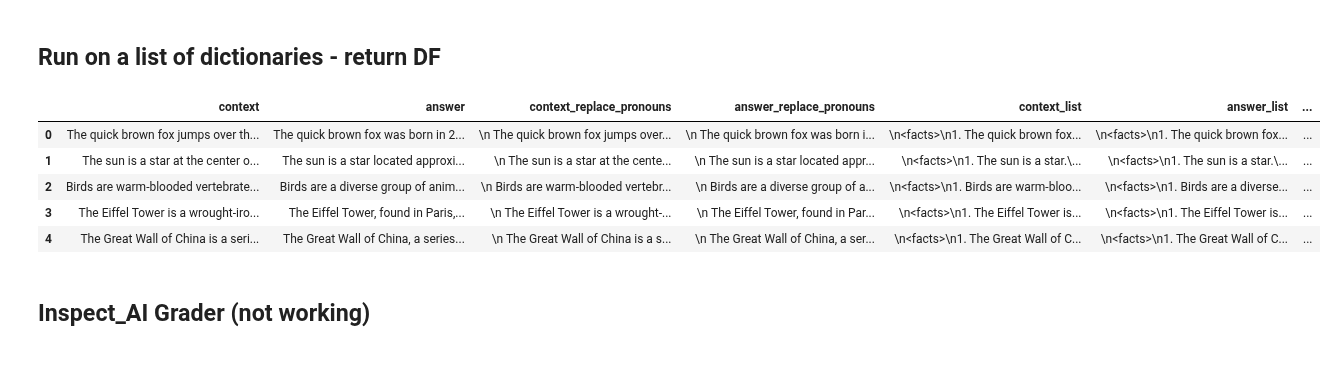
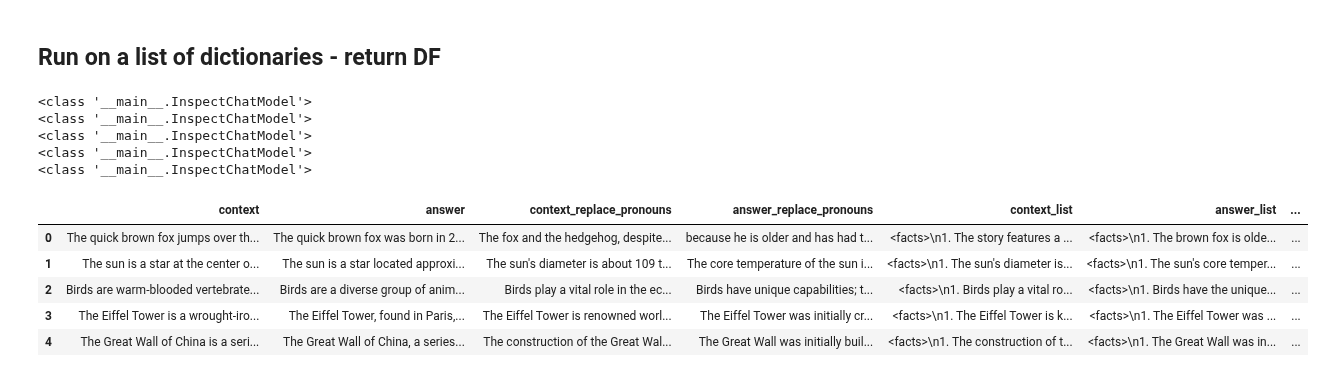
Before and after one commit to abigailhaddad/LMGradingRubric, a Jupyter notebook: code/Typing_Langchain.ipynb, the cells around one changed output. Cells and saved outputs as stored; diff of their text form; code cells hidden in the pictures.

Commit message:
-working with inspect classes but results weird

```diff
--- a/code/Typing_Langchain.ipynb
+++ b/code/Typing_Langchain.ipynb
@@ -56,19 +343,17 @@ import pandas as pd
 class FactComparator:
     def __init__(self, model):
         self.model = model
-        self.pronoun_chain = LLMChain(llm=self.model, prompt=self._pronoun_prompt())
-        self.parse_chain = LLMChain(llm=self.model, prompt=self._parse_prompt())
-        self.compare_chain = LLMChain(llm=self.model, prompt=self._compare_prompt())
         self.parser = PydanticOutputParser(pydantic_object=ComparisonResult)
 
-    def process_data(self, context, answer):
-        context_replace_pronouns = self.pronoun_chain.run(text=context)
-        answer_replace_pronouns = self.pronoun_chain.run(text=answer)
+    async def process_data(self, context, answer):
+        print(type(self.model))
+        context_replace_pronouns = (await self.model._agenerate([HumanMessage(content=context)])).generations[0].text
+        answer_replace_pronouns = (await self.model._agenerate([HumanMessage(content=answer)])).generations[0].text
 
-        context_list = self.parse_chain.run(text=context_replace_pronouns)
-        answer_list = self.parse_chain.run(text=answer_replace_pronouns)
+        context_list = (await self.model._agenerate([HumanMessage(content=self._parse_prompt().format(text=context_replace_pronouns))])).generations[0].text
+        answer_list = (await self.model._agenerate([HumanMessage(content=self._parse_prompt().format(text=answer_replace_pronouns))])).generations[0].text
 
-        comparison_result = self.parser.parse(self.compare_chain.run(context_list=context_list, answer_list=answer_list))
+        comparison_result = self.parser.parse((await self.model._agenerate([HumanMessage(content=self._compare_prompt().format(context_list=context_list, answer_list=answer_list))])).generations[0].text)
 
         return {
             "context_replace_pronouns": context_replace_pronouns,
@@ -100,8 +385,8 @@ class FactComparator:
             context = data['context']
             answer = data['answer']
 
-            result = self.process_data(context, answer)
-            metrics = self.calculate_metrics(result["comparison_result"])
+            result = asyncio.run(comparator.process_data(context, answer))
+            metrics = comparator.calculate_metrics(result["comparison_result"])
 
             result_data = {
                 'context': context,
@@ -321,38 +628,44 @@ Thoroughness: 100.00%
 # %%
 data_list = [
     {
         'context': 'The quick brown fox jumps over the rock because he\'s happy. He was born in 2005. The hedgehog was born in 2010, but she\'s even happier than him.',
         'answer': 'The quick brown fox was born in 2005, and the hedgehog in 2010. The quick brown fox is not as happy as the hedgehog'
     },
     {
         'context': 'The sun is a star at the center of our solar system. It is about 93 million miles away from Earth. The sun is a hot ball of glowing gases that provides light and warmth to Earth.',
         'answer': 'The sun is a star located approximately 93 million miles from Earth. It is the source of light and heat for our planet. The sun is not a solid object, but rather a sphere of hot glowing gases.'
     },
     {
         'context': 'Birds are warm-blooded vertebrates that lay eggs and have feathers, wings, and beaks. There are over 10,000 species of birds worldwide. Some common bird species include sparrows, pigeons, and parrots.',
         'answer': 'Birds are a diverse group of animals with feathers and wings. They are warm-blooded egg-laying vertebrates. The number of bird species globally exceeds 10,000. Pigeons, parrots, and sparrows are among the most familiar bird types.'
     },
     {
         'context': 'The Eiffel Tower is a wrought-iron lattice tower located on the Champ de Mars in Paris, France. It was constructed from 1887 to 1889 and stands at a height of 324 meters. The tower is named after Gustave Eiffel, whose company designed and built it.',
         'answer': 'The Eiffel Tower, found in Paris, France, is a lattice tower made of wrought iron. Built between 1887 and 1889, it reaches a height of 324 meters. Gustave Eiffel\'s company was responsible for the tower\'s design and construction, hence its name.'
     },
     {
         'context': 'The Great Wall of China is a series of fortifications and walls built across the historical northern borders of ancient Chinese states and Imperial China. The most well-known sections were built during the Ming dynasty, which ruled from 1368 to 1644.',
         'answer': 'The Great Wall of China, a series of walls and fortifications, was constructed along the northern borders of ancient Chinese states and Imperial China. The Ming dynasty, which lasted from 1368 to 1644, is responsible for the construction of the most famous sections of the wall.'
     }
 ]
 
-model = OpenAI(temperature=0)
-comparator = FactComparator(model)
+# Create an instance of InspectChatModel with the specified model
+inspect_model = InspectChatModel()
+
+# Create an instance of FactComparator with the InspectChatModel
+comparator = FactComparator(inspect_model)
 
 df = comparator.process_data_list(data_list)
 df
 # %% [output]
+<class '__main__.InspectChatModel'>
+<class '__main__.InspectChatModel'>
+<class '__main__.InspectChatModel'>
+<class '__main__.InspectChatModel'>
+<class '__main__.InspectChatModel'>
 |  | context | answer | context_replace_pronouns | answer_replace_pronouns | context_list | answer_list | ... |
-| 0 | The quick brown fox jumps over th... | The quick brown fox was born in 2... | \n The quick brown fox jumps over... | \n The quick brown fox was born i... | \n<facts>\n1. The quick brown fox... | \n<facts>\n1. The quick brown fox... | ... |
-| 1 | The sun is a star at the center o... | The sun is a star located approxi... | \n The sun is a star at the cente... | \n The sun is a star located appr... | \n<facts>\n1. The sun is a star.\... | \n<facts>\n1. The sun is a star.\... | ... |
-| 2 | Birds are warm-blooded vertebrate... | Birds are a diverse group of anim... | \n Birds are warm-blooded vertebr... | \n Birds are a diverse group of a... | \n<facts>\n1. Birds are warm-bloo... | \n<facts>\n1. Birds are a diverse... | ... |
-| 3 | The Eiffel Tower is a wrought-iro... | The Eiffel Tower, found in Paris,... | \n The Eiffel Tower is a wrought-... | \n The Eiffel Tower, found in Par... | \n<facts>\n1. The Eiffel Tower is... | \n<facts>\n1. The Eiffel Tower is... | ... |
-| 4 | The Great Wall of China is a seri... | The Great Wall of China, a series... | \n The Great Wall of China is a s... | \n The Great Wall of China, a ser... | \n<facts>\n1. The Great Wall of C... | \n<facts>\n1. The Great Wall of C... | ... |
+| 0 | The quick brown fox jumps over th... | The quick brown fox was born in 2... | The fox and the hedgehog, despite... | because he is older and has had t... | <facts>\n1. The story features a ... | <facts>\n1. The brown fox is olde... | ... |
+| 1 | The sun is a star at the center o... | The sun is a star located approxi... | The sun's diameter is about 109 t... | The core temperature of the sun i... | <facts>\n1. The sun's diameter is... | <facts>\n1. The sun's core temper... | ... |
+| 2 | Birds are warm-blooded vertebrate... | Birds are a diverse group of anim... | Birds play a vital role in the ec... | Birds have unique capabilities; t... | <facts>\n1. Birds play a vital ro... | <facts>\n1. Birds have the unique... | ... |
+| 3 | The Eiffel Tower is a wrought-iro... | The Eiffel Tower, found in Paris,... | The Eiffel Tower is renowned worl... | The Eiffel Tower was initially cr... | <facts>\n1. The Eiffel Tower is k... | <facts>\n1. The Eiffel Tower was ... | ... |
+| 4 | The Great Wall of China is a seri... | The Great Wall of China, a series... | The construction of the Great Wal... | The Great Wall was initially buil... | <facts>\n1. The construction of t... | <facts>\n1. The Great Wall was in... | ... |
-# %% [markdown]
-## Inspect_AI Grader (not working)
```
Also changed, not shown: parts of 5 cells of this notebook.
